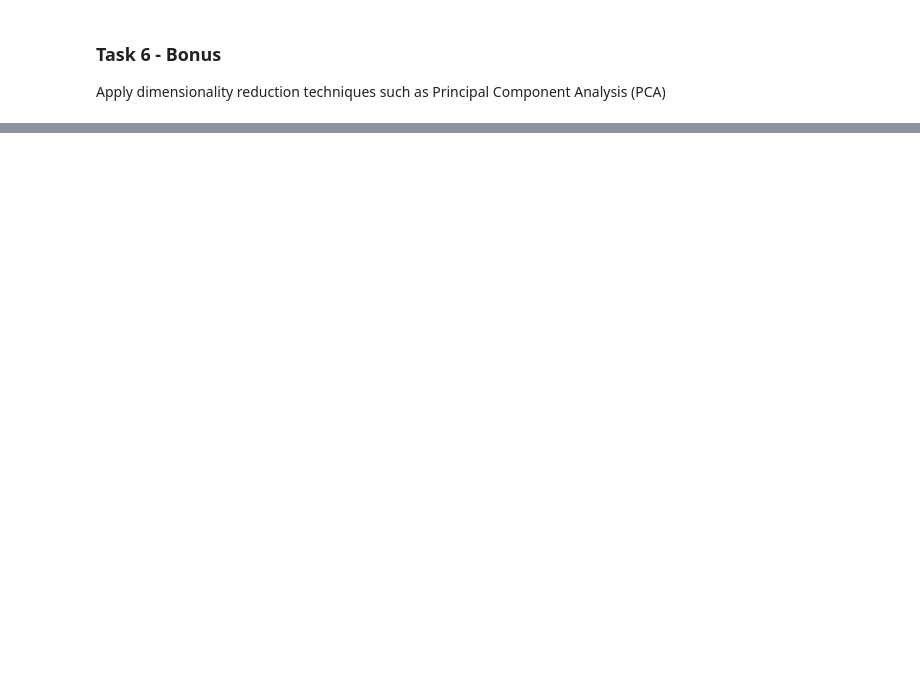
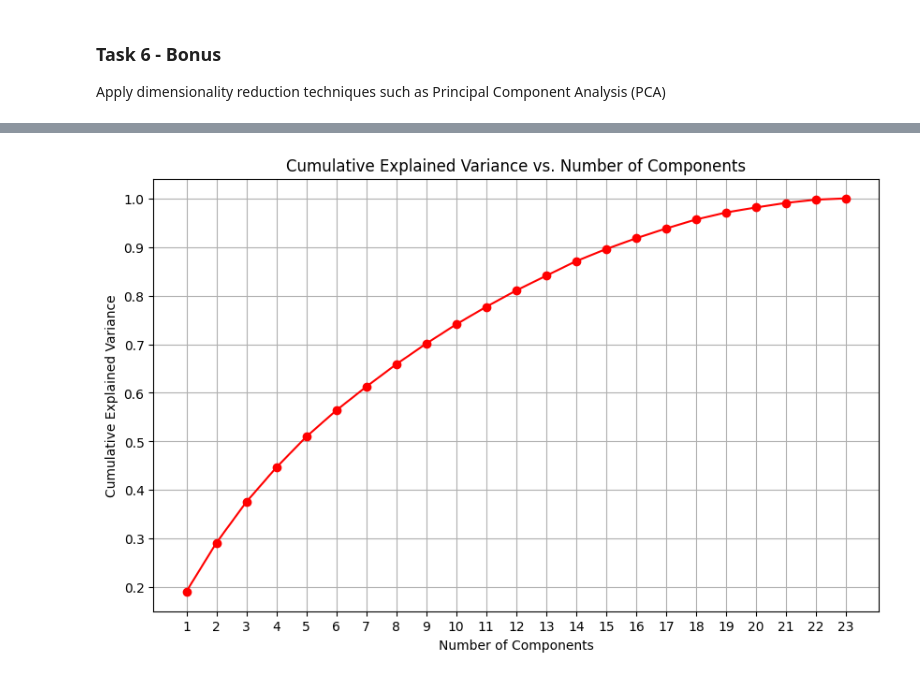
Before and after one commit to storlien/it3212-data-driven-software, a Jupyter notebook: assignment-1/task-6.ipynb, the cells around one changed output, grey strips where cells are left out. Cells and saved outputs as stored; diff of their text form; code cells hidden in the pictures; blank space fills up the shorter version.

```diff
--- a/assignment-1/task-6.ipynb
+++ b/assignment-1/task-6.ipynb
@@ -70,0 +26,23 @@ Number of components retained with PCA: 2
+# %%
+# Encoding categorical variables
+data['sex'] = data['sex'].replace({'Male': 1, 'Female': 0})
+data['DRK_YN'] = data['DRK_YN'].replace({'Y': 1, 'N': 0})
+
+# Separating features and target variable
+features = data.drop(['DRK_YN'], axis=1)
+target = data['DRK_YN']
+
+# Standardize the data
+scaler = StandardScaler()
+features_scaled = scaler.fit_transform(features)
+
+# Apply PCA
+pca = PCA(n_components=23, random_state=42)
+features_pca = pca.fit_transform(features_scaled)
+
+# Output the explained variance ratio for each component
+explained_variance_ratio = pca.explained_variance_ratio_
+cumulative_explained_variance = explained_variance_ratio.cumsum()
+
+print("Explained variance ratio for each component:", explained_variance_ratio)
+print("Cumulative explained variance:", cumulative_explained_variance)
@@ -70,0 +58,13 @@ Number of components retained with PCA: 2
+# %%
+# Plotting the cumulative explained variance
+n_components = np.arange(1, len(cumulative_explained_variance) + 1)
+plt.figure(figsize=(10, 6))
+plt.plot(n_components, cumulative_explained_variance, marker='o', linestyle='-', color='red')
+plt.xlabel("Number of Components")
+plt.ylabel("Cumulative Explained Variance")
+plt.title("Cumulative Explained Variance vs. Number of Components")
+plt.grid()
+plt.xticks(n_components)  # Ensure all x-axis values are displayed
+plt.show()
+# %% [output]
+[figure, added]
```
Also changed, not shown: parts of 6 cells of this notebook, 3 other files.
